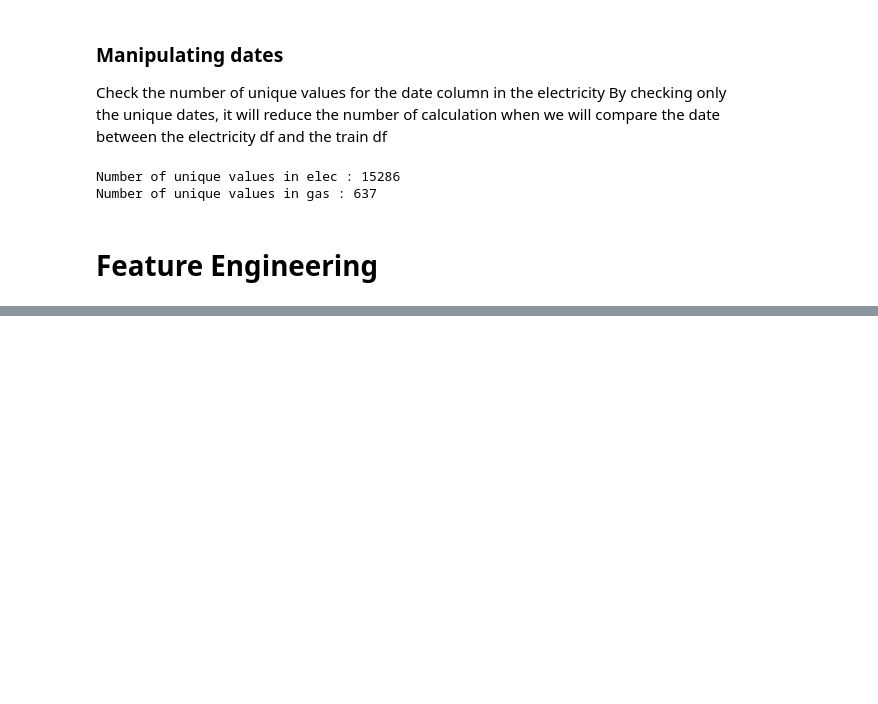
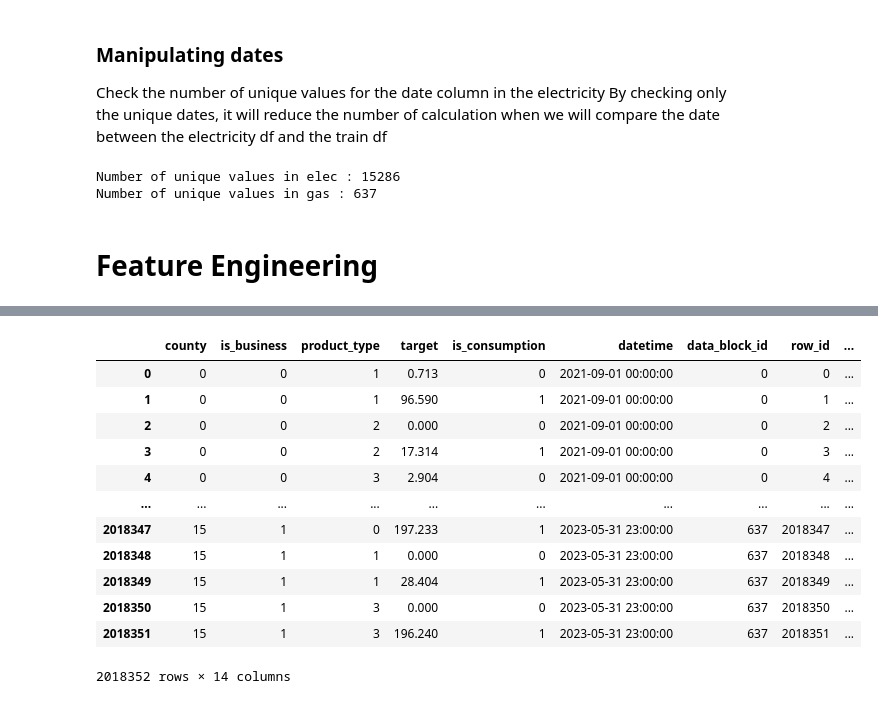
Before and after one commit to ThomBsn/enefit_data, a Jupyter notebook: feature_engineering.ipynb, the cells around one changed output, grey strips where cells are left out. Drawn from its saved outputs; the diff is of its cells as text; code cells hidden in the pictures; blank space fills up the shorter version.

```diff
--- a/feature_engineering.ipynb
+++ b/feature_engineering.ipynb
@@ -3,11 +3,10 @@ import pandas as pd
 # %% [markdown]
 # Import data
 # %%
-df_client=pd.read_csv("./raw_data/client.csv")
 df_electricity=pd.read_csv("./raw_data/electricity_prices.csv")
 df_gas=pd.read_csv("./raw_data/gas_prices.csv")
-df_forecast_weather = pd.read_csv("./raw_data/forecast_weather.csv").sample(10000)
-df_weather_to_country = pd.read_csv("./raw_data/weather_station_to_county_mapping.csv")
+# Import train data
+df_train = pd.read_csv("./raw_data/train.csv")
 # %% [markdown]
 # Changing data format
 # %% [markdown]
@@ -31,24 +32,9 @@ After this manipulation, we can merge the gas prices too.
 # %%
-# Import train data
-df_train = pd.read_csv("./raw_data/train.csv").sample(10000)
-
 ## Merge elec prices
 # Creating a new column based on datetime
-df_train["origin_date"] = df_train["datetime"]
+df_train["forecast_date"] = df_train["datetime"]
 # Selecting the infos we need to merge in the electricity df
-df_elec_prices = df_electricity.filter(['euros_per_mwh', 'origin_date'], axis=1)
+df_elec_prices = df_electricity.filter(['euros_per_mwh', 'forecast_date'], axis=1)
 # Merging
-df_train = df_train.merge(df_elec_prices, how="left", on="origin_date")
-
-## Merge gas prices
-# Removing the hours in the origin_date column created above
-df_train["origin_date"] = df_train["origin_date"].apply(lambda x: pd.to_datetime(x).strftime("%Y-%m-%d"))
-# Selecting the infos we need to merge in the gas df
-df_gas_prices = df_gas.filter(['lowest_price_per_mwh', 'highest_price_per_mwh', 'origin_date'])
-# Merging
-df_train = df_train.merge(df_gas_prices, how="left", on="origin_date")
-
-# Remove the origin_date column (because it's just a compacted version of "datetime")
-df_train.drop(columns=["origin_date"], inplace=True)
-# df_train.describe()
-df_train
+df_train = df_train.merge(df_elec_prices, how="left", on="forecast_date", suffixes=('', '_elec'))
+df_train.rename(columns={"euros_per_mwh": "euros_per_mwh_elec"}, inplace=True)
@@ -68,0 +58,3 @@ df_train
+# %%
+df_train["simplified_date"] = pd.to_datetime(df_train["forecast_date"]).dt.strftime('%Y-%m-%d')
+df_train["simplified_date"]
@@ -68,0 +74,24 @@ df_train
+# %%
+# Selecting the infos we need to merge in the gas df
+df_gas_prices = df_gas.filter(['lowest_price_per_mwh', 'highest_price_per_mwh', 'forecast_date'])
+df_gas_prices.rename(columns={"forecast_date": "simplified_date"}, inplace=True)
+
+# Merging
+df_train = df_train.merge(df_gas_prices, how="left", on="simplified_date")
+df_train.rename(columns={"lowest_price_per_mwh": "lowest_price_per_mwh_gas", "highest_price_per_mwh": "highest_price_per_mwh_gas"}, inplace=True)
+
+df_train
+# %% [output]
+|  | county | is_business | product_type | target | is_consumption | datetime | data_block_id | row_id | ... |
+| 0 | 0 | 0 | 1 | 0.713 | 0 | 2021-09-01 00:00:00 | 0 | 0 | ... |
+| 1 | 0 | 0 | 1 | 96.590 | 1 | 2021-09-01 00:00:00 | 0 | 1 | ... |
+| 2 | 0 | 0 | 2 | 0.000 | 0 | 2021-09-01 00:00:00 | 0 | 2 | ... |
+| 3 | 0 | 0 | 2 | 17.314 | 1 | 2021-09-01 00:00:00 | 0 | 3 | ... |
+| 4 | 0 | 0 | 3 | 2.904 | 0 | 2021-09-01 00:00:00 | 0 | 4 | ... |
+| ... | ... | ... | ... | ... | ... | ... | ... | ... | ... |
+| 2018347 | 15 | 1 | 0 | 197.233 | 1 | 2023-05-31 23:00:00 | 637 | 2018347 | ... |
+| 2018348 | 15 | 1 | 1 | 0.000 | 0 | 2023-05-31 23:00:00 | 637 | 2018348 | ... |
+| 2018349 | 15 | 1 | 1 | 28.404 | 1 | 2023-05-31 23:00:00 | 637 | 2018349 | ... |
+| 2018350 | 15 | 1 | 3 | 0.000 | 0 | 2023-05-31 23:00:00 | 637 | 2018350 | ... |
+| 2018351 | 15 | 1 | 3 | 196.240 | 1 | 2023-05-31 23:00:00 | 637 | 2018351 | ... |
+2018352 rows × 14 columns
```
Also changed, not shown: parts of 17 cells of this notebook, 1 other file.
